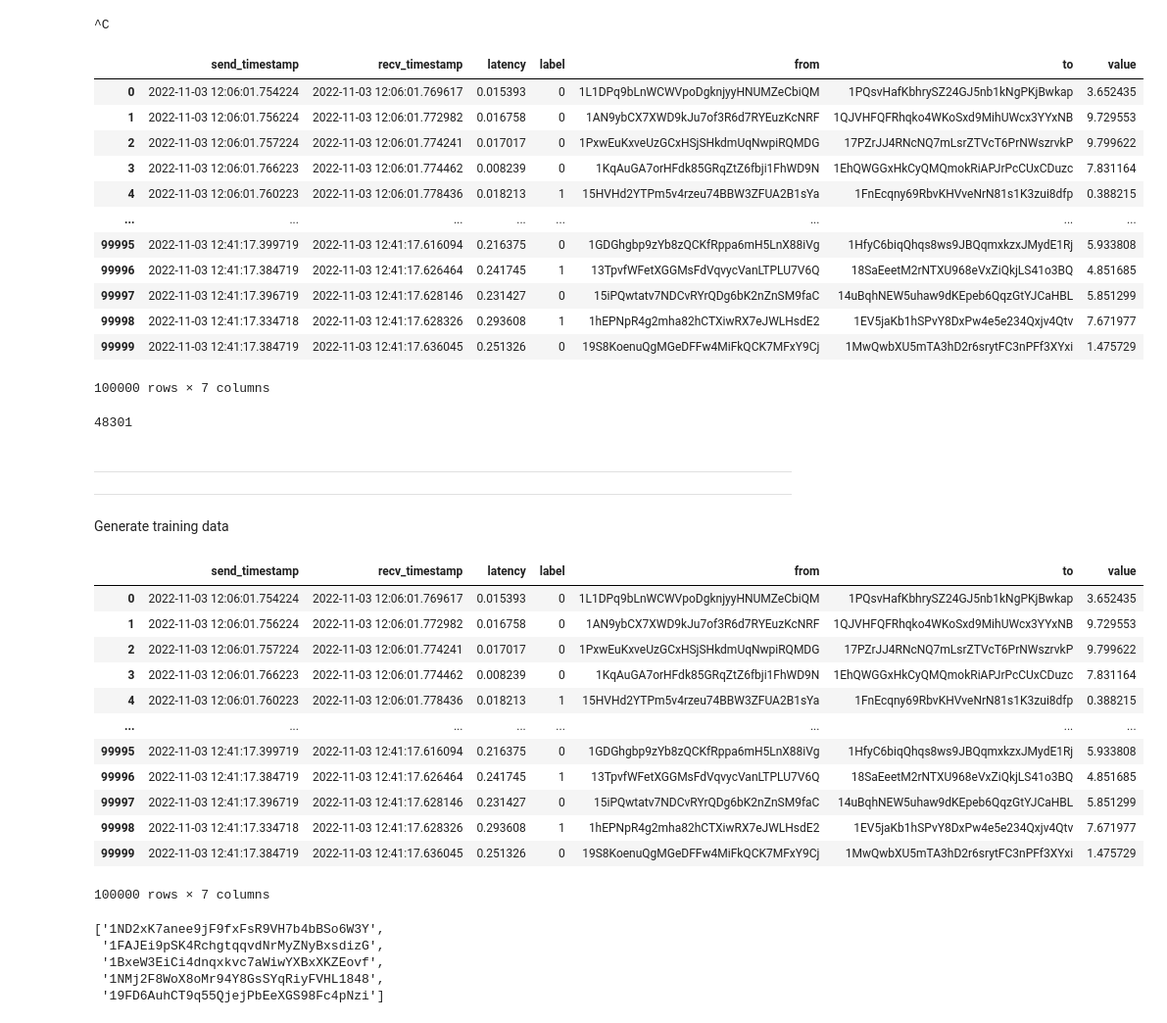
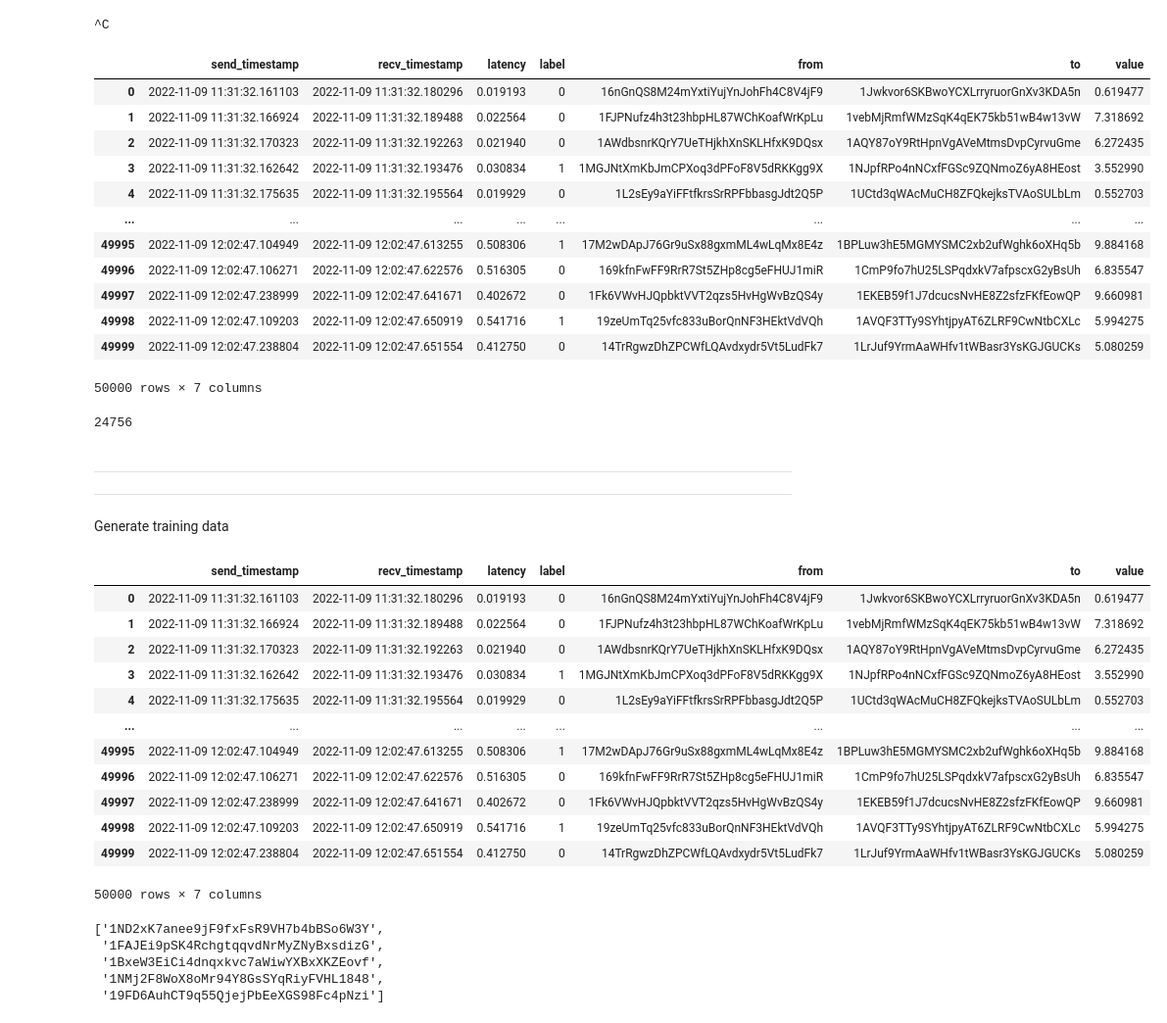
Before and after one commit to XDZhelheim/CSE5005-Project, a Jupyter notebook: data/gen_data.ipynb, the cells around one changed output. Shown at 98% size. Drawn from its saved outputs; the diff is of its cells as text; code cells hidden in the pictures.

```diff
--- a/data/gen_data.ipynb
+++ b/data/gen_data.ipynb
@@ -217,27 +217,27 @@ df_user.to_csv("user.csv", index=False)
 # %% [output]
 ^C
 # %%
-df_tx = pd.read_pickle("./tx_100000.pkl")
+df_tx = pd.read_pickle("./tx_50000_2.pkl")
 
 df_tx
 # %% [output]
 |  | send_timestamp | recv_timestamp | latency | label | from | to | value |
-| 0 | 2022-11-03 12:06:01.754224 | 2022-11-03 12:06:01.769617 | 0.015393 | 0 | 1L1DPq9bLnWCWVpoDgknjyyHNUMZeCbiQM | 1PQsvHafKbhrySZ24GJ5nb1kNgPKjBwkap | 3.652435 |
-| 1 | 2022-11-03 12:06:01.756224 | 2022-11-03 12:06:01.772982 | 0.016758 | 0 | 1AN9ybCX7XWD9kJu7of3R6d7RYEuzKcNRF | 1QJVHFQFRhqko4WKoSxd9MihUWcx3YYxNB | 9.729553 |
-| 2 | 2022-11-03 12:06:01.757224 | 2022-11-03 12:06:01.774241 | 0.017017 | 0 | 1PxwEuKxveUzGCxHSjSHkdmUqNwpiRQMDG | 17PZrJJ4RNcNQ7mLsrZTVcT6PrNWszrvkP | 9.799622 |
-| 3 | 2022-11-03 12:06:01.766223 | 2022-11-03 12:06:01.774462 | 0.008239 | 0 | 1KqAuGA7orHFdk85GRqZtZ6fbji1FhWD9N | 1EhQWGGxHkCyQMQmokRiAPJrPcCUxCDuzc | 7.831164 |
-| 4 | 2022-11-03 12:06:01.760223 | 2022-11-03 12:06:01.778436 | 0.018213 | 1 | 15HVHd2YTPm5v4rzeu74BBW3ZFUA2B1sYa | 1FnEcqny69RbvKHVveNrN81s1K3zui8dfp | 0.388215 |
+| 0 | 2022-11-09 11:31:32.161103 | 2022-11-09 11:31:32.180296 | 0.019193 | 0 | 16nGnQS8M24mYxtiYujYnJohFh4C8V4jF9 | 1Jwkvor6SKBwoYCXLrryruorGnXv3KDA5n | 0.619477 |
+| 1 | 2022-11-09 11:31:32.166924 | 2022-11-09 11:31:32.189488 | 0.022564 | 0 | 1FJPNufz4h3t23hbpHL87WChKoafWrKpLu | 1vebMjRmfWMzSqK4qEK75kb51wB4w13vW | 7.318692 |
+| 2 | 2022-11-09 11:31:32.170323 | 2022-11-09 11:31:32.192263 | 0.021940 | 0 | 1AWdbsnrKQrY7UeTHjkhXnSKLHfxK9DQsx | 1AQY87oY9RtHpnVgAVeMtmsDvpCyrvuGme | 6.272435 |
+| 3 | 2022-11-09 11:31:32.162642 | 2022-11-09 11:31:32.193476 | 0.030834 | 1 | 1MGJNtXmKbJmCPXoq3dPFoF8V5dRKKgg9X | 1NJpfRPo4nNCxfFGSc9ZQNmoZ6yA8HEost | 3.552990 |
+| 4 | 2022-11-09 11:31:32.175635 | 2022-11-09 11:31:32.195564 | 0.019929 | 0 | 1L2sEy9aYiFFtfkrsSrRPFbbasgJdt2Q5P | 1UCtd3qWAcMuCH8ZFQkejksTVAoSULbLm | 0.552703 |
 | ... | ... | ... | ... | ... | ... | ... | ... |
-| 99995 | 2022-11-03 12:41:17.399719 | 2022-11-03 12:41:17.616094 | 0.216375 | 0 | 1GDGhgbp9zYb8zQCKfRppa6mH5LnX88iVg | 1HfyC6biqQhqs8ws9JBQqmxkzxJMydE1Rj | 5.933808 |
-| 99996 | 2022-11-03 12:41:17.384719 | 2022-11-03 12:41:17.626464 | 0.241745 | 1 | 13TpvfWFetXGGMsFdVqvycVanLTPLU7V6Q | 18SaEeetM2rNTXU968eVxZiQkjLS41o3BQ | 4.851685 |
-| 99997 | 2022-11-03 12:41:17.396719 | 2022-11-03 12:41:17.628146 | 0.231427 | 0 | 15iPQwtatv7NDCvRYrQDg6bK2nZnSM9faC | 14uBqhNEW5uhaw9dKEpeb6QqzGtYJCaHBL | 5.851299 |
-| 99998 | 2022-11-03 12:41:17.334718 | 2022-11-03 12:41:17.628326 | 0.293608 | 1 | 1hEPNpR4g2mha82hCTXiwRX7eJWLHsdE2 | 1EV5jaKb1hSPvY8DxPw4e5e234Qxjv4Qtv | 7.671977 |
-| 99999 | 2022-11-03 12:41:17.384719 | 2022-11-03 12:41:17.636045 | 0.251326 | 0 | 19S8KoenuQgMGeDFFw4MiFkQCK7MFxY9Cj | 1MwQwbXU5mTA3hD2r6srytFC3nPFf3XYxi | 1.475729 |
+| 49995 | 2022-11-09 12:02:47.104949 | 2022-11-09 12:02:47.613255 | 0.508306 | 1 | 17M2wDApJ76Gr9uSx88gxmML4wLqMx8E4z | 1BPLuw3hE5MGMYSMC2xb2ufWghk6oXHq5b | 9.884168 |
+| 49996 | 2022-11-09 12:02:47.106271 | 2022-11-09 12:02:47.622576 | 0.516305 | 0 | 169kfnFwFF9RrR7St5ZHp8cg5eFHUJ1miR | 1CmP9fo7hU25LSPqdxkV7afpscxG2yBsUh | 6.835547 |
+| 49997 | 2022-11-09 12:02:47.238999 | 2022-11-09 12:02:47.641671 | 0.402672 | 0 | 1Fk6VWvHJQpbktVVT2qzs5HvHgWvBzQS4y | 1EKEB59f1J7dcucsNvHE8Z2sfzFKfEowQP | 9.660981 |
+| 49998 | 2022-11-09 12:02:47.109203 | 2022-11-09 12:02:47.650919 | 0.541716 | 1 | 19zeUmTq25vfc833uBorQnNF3HEktVdVQh | 1AVQF3TTy9SYhtjpyAT6ZLRF9CwNtbCXLc | 5.994275 |
+| 49999 | 2022-11-09 12:02:47.238804 | 2022-11-09 12:02:47.651554 | 0.412750 | 0 | 14TrRgwzDhZPCWfLQAvdxydr5Vt5LudFk7 | 1LrJuf9YrmAaWHfv1tWBasr3YsKGJGUCKs | 5.080259 |
-100000 rows × 7 columns
+50000 rows × 7 columns
 # %%
 sum(df_tx["label"] == 1)
 # %% [output]
-48301
+24756
 # %% [markdown]
 ---
 
@@ -245,23 +245,23 @@ sum(df_tx["label"] == 1)
 
 Generate training data
 # %%
-df_tx = pd.read_pickle("./tx_100000.pkl")
+df_tx = pd.read_pickle("./tx_50000_2.pkl")
 
 df_tx
 # %% [output]
 |  | send_timestamp | recv_timestamp | latency | label | from | to | value |
-| 0 | 2022-11-03 12:06:01.754224 | 2022-11-03 12:06:01.769617 | 0.015393 | 0 | 1L1DPq9bLnWCWVpoDgknjyyHNUMZeCbiQM | 1PQsvHafKbhrySZ24GJ5nb1kNgPKjBwkap | 3.652435 |
-| 1 | 2022-11-03 12:06:01.756224 | 2022-11-03 12:06:01.772982 | 0.016758 | 0 | 1AN9ybCX7XWD9kJu7of3R6d7RYEuzKcNRF | 1QJVHFQFRhqko4WKoSxd9MihUWcx3YYxNB | 9.729553 |
-| 2 | 2022-11-03 12:06:01.757224 | 2022-11-03 12:06:01.774241 | 0.017017 | 0 | 1PxwEuKxveUzGCxHSjSHkdmUqNwpiRQMDG | 17PZrJJ4RNcNQ7mLsrZTVcT6PrNWszrvkP | 9.799622 |
-| 3 | 2022-11-03 12:06:01.766223 | 2022-11-03 12:06:01.774462 | 0.008239 | 0 | 1KqAuGA7orHFdk85GRqZtZ6fbji1FhWD9N | 1EhQWGGxHkCyQMQmokRiAPJrPcCUxCDuzc | 7.831164 |
-| 4 | 2022-11-03 12:06:01.760223 | 2022-11-03 12:06:01.778436 | 0.018213 | 1 | 15HVHd2YTPm5v4rzeu74BBW3ZFUA2B1sYa | 1FnEcqny69RbvKHVveNrN81s1K3zui8dfp | 0.388215 |
+| 0 | 2022-11-09 11:31:32.161103 | 2022-11-09 11:31:32.180296 | 0.019193 | 0 | 16nGnQS8M24mYxtiYujYnJohFh4C8V4jF9 | 1Jwkvor6SKBwoYCXLrryruorGnXv3KDA5n | 0.619477 |
+| 1 | 2022-11-09 11:31:32.166924 | 2022-11-09 11:31:32.189488 | 0.022564 | 0 | 1FJPNufz4h3t23hbpHL87WChKoafWrKpLu | 1vebMjRmfWMzSqK4qEK75kb51wB4w13vW | 7.318692 |
+| 2 | 2022-11-09 11:31:32.170323 | 2022-11-09 11:31:32.192263 | 0.021940 | 0 | 1AWdbsnrKQrY7UeTHjkhXnSKLHfxK9DQsx | 1AQY87oY9RtHpnVgAVeMtmsDvpCyrvuGme | 6.272435 |
+| 3 | 2022-11-09 11:31:32.162642 | 2022-11-09 11:31:32.193476 | 0.030834 | 1 | 1MGJNtXmKbJmCPXoq3dPFoF8V5dRKKgg9X | 1NJpfRPo4nNCxfFGSc9ZQNmoZ6yA8HEost | 3.552990 |
+| 4 | 2022-11-09 11:31:32.175635 | 2022-11-09 11:31:32.195564 | 0.019929 | 0 | 1L2sEy9aYiFFtfkrsSrRPFbbasgJdt2Q5P | 1UCtd3qWAcMuCH8ZFQkejksTVAoSULbLm | 0.552703 |
 | ... | ... | ... | ... | ... | ... | ... | ... |
-| 99995 | 2022-11-03 12:41:17.399719 | 2022-11-03 12:41:17.616094 | 0.216375 | 0 | 1GDGhgbp9zYb8zQCKfRppa6mH5LnX88iVg | 1HfyC6biqQhqs8ws9JBQqmxkzxJMydE1Rj | 5.933808 |
-| 99996 | 2022-11-03 12:41:17.384719 | 2022-11-03 12:41:17.626464 | 0.241745 | 1 | 13TpvfWFetXGGMsFdVqvycVanLTPLU7V6Q | 18SaEeetM2rNTXU968eVxZiQkjLS41o3BQ | 4.851685 |
-| 99997 | 2022-11-03 12:41:17.396719 | 2022-11-03 12:41:17.628146 | 0.231427 | 0 | 15iPQwtatv7NDCvRYrQDg6bK2nZnSM9faC | 14uBqhNEW5uhaw9dKEpeb6QqzGtYJCaHBL | 5.851299 |
-| 99998 | 2022-11-03 12:41:17.334718 | 2022-11-03 12:41:17.628326 | 0.293608 | 1 | 1hEPNpR4g2mha82hCTXiwRX7eJWLHsdE2 | 1EV5jaKb1hSPvY8DxPw4e5e234Qxjv4Qtv | 7.671977 |
-| 99999 | 2022-11-03 12:41:17.384719 | 2022-11-03 12:41:17.636045 | 0.251326 | 0 | 19S8KoenuQgMGeDFFw4MiFkQCK7MFxY9Cj | 1MwQwbXU5mTA3hD2r6srytFC3nPFf3XYxi | 1.475729 |
+| 49995 | 2022-11-09 12:02:47.104949 | 2022-11-09 12:02:47.613255 | 0.508306 | 1 | 17M2wDApJ76Gr9uSx88gxmML4wLqMx8E4z | 1BPLuw3hE5MGMYSMC2xb2ufWghk6oXHq5b | 9.884168 |
+| 49996 | 2022-11-09 12:02:47.106271 | 2022-11-09 12:02:47.622576 | 0.516305 | 0 | 169kfnFwFF9RrR7St5ZHp8cg5eFHUJ1miR | 1CmP9fo7hU25LSPqdxkV7afpscxG2yBsUh | 6.835547 |
+| 49997 | 2022-11-09 12:02:47.238999 | 2022-11-09 12:02:47.641671 | 0.402672 | 0 | 1Fk6VWvHJQpbktVVT2qzs5HvHgWvBzQS4y | 1EKEB59f1J7dcucsNvHE8Z2sfzFKfEowQP | 9.660981 |
+| 49998 | 2022-11-09 12:02:47.109203 | 2022-11-09 12:02:47.650919 | 0.541716 | 1 | 19zeUmTq25vfc833uBorQnNF3HEktVdVQh | 1AVQF3TTy9SYhtjpyAT6ZLRF9CwNtbCXLc | 5.994275 |
+| 49999 | 2022-11-09 12:02:47.238804 | 2022-11-09 12:02:47.651554 | 0.412750 | 0 | 14TrRgwzDhZPCWfLQAvdxydr5Vt5LudFk7 | 1LrJuf9YrmAaWHfv1tWBasr3YsKGJGUCKs | 5.080259 |
-100000 rows × 7 columns
+50000 rows × 7 columns
 # %%
 df_user=pd.read_csv("./user.csv")
 
```
Also changed, not shown: parts of 5 cells of this notebook, 4 other files.
